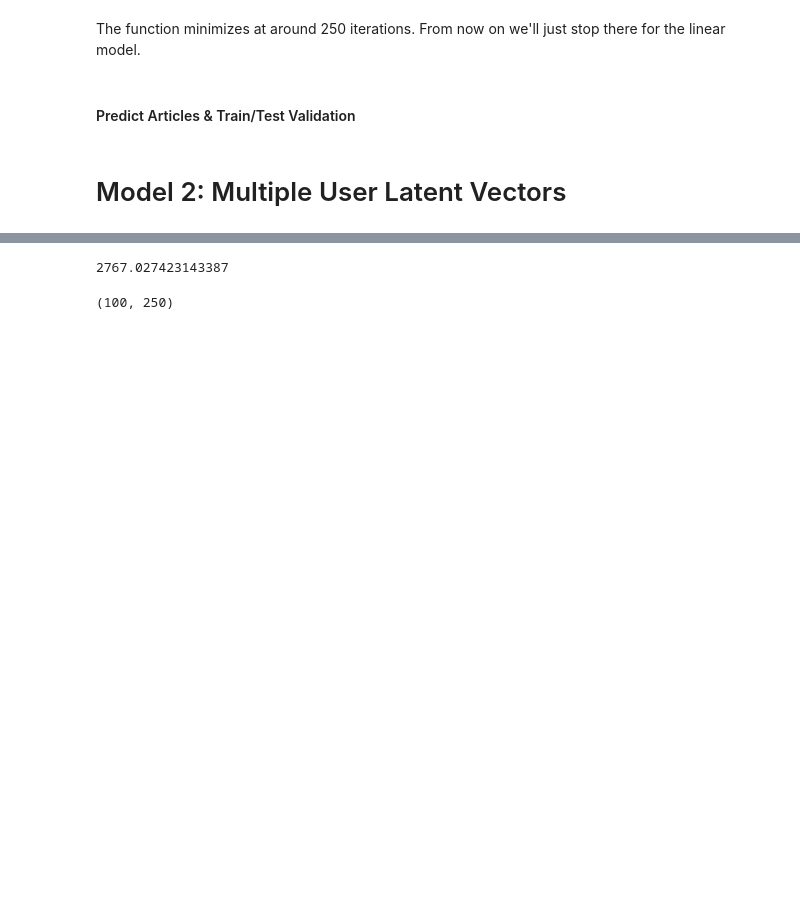
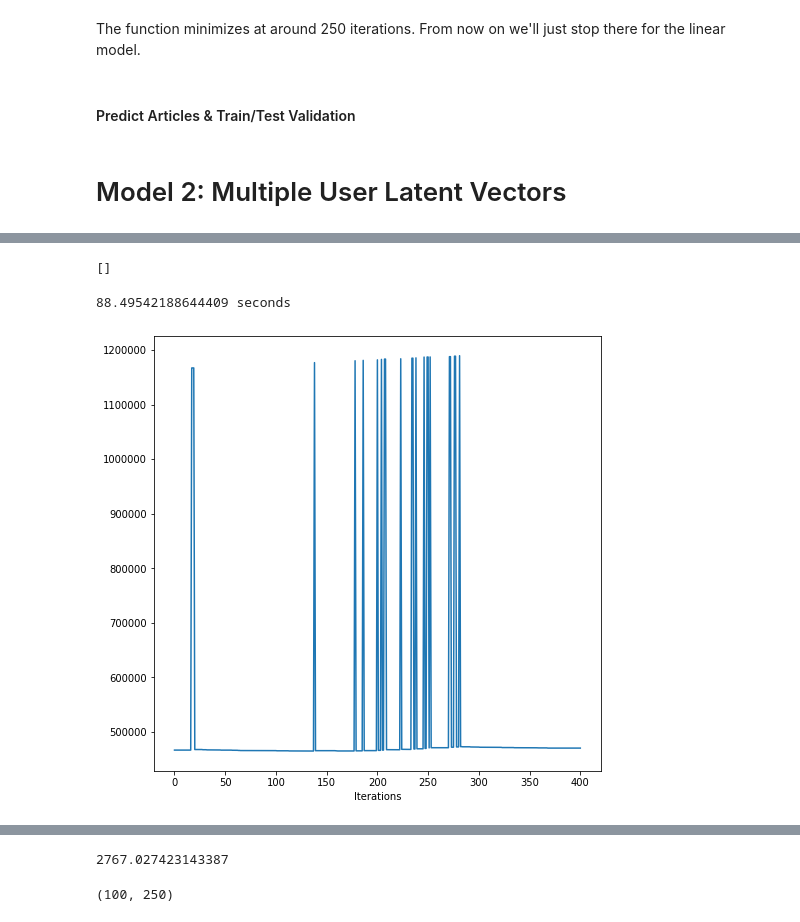
Before and after one commit to taylorhawks/globo-nonlinear-latent-factorization, a Jupyter notebook: Notebook.ipynb, the cells around one changed output, grey strips where cells are left out. Cells and saved outputs as stored; diff of their text form; code cells hidden in the pictures; blank space fills up the shorter version.

Commit message:
gradient descent is working!

```diff
--- a/Notebook.ipynb
+++ b/Notebook.ipynb
@@ -413,7 +413,7 @@ class NonlinearModel(LinearModel):
             )
 
         @staticmethod
-        def dJi(Ui,argmax_indices,Vd,Vdbar,hinge_param=1):
+        def dJi(Ui,argmax_indices,Vd,Vdbar,T,hinge_param=1):
             # Ui has only the relevant vector, U has all vectors
             cond = hinge_param + np.tensordot(Ui,Vdbar,axes=(2,2))[0,0] - np.tensordot(Ui,Vd,axes=(2,2))[0,0] > 0
             g = Vdbar - Vd
@@ -430,6 +430,17 @@ class NonlinearModel(LinearModel):
                     [np.zeros((cost.shape[0],cost.shape[1])), cost], axis = 0
                 )
             )
+
+
+    def get_Vdbar_test(self,test_size=128,embeddings_size=250):
+        self.Vdbar_test = LinearModel.dbar.get_embedding_vectors(
+                self.item_embeddings,
+                self.user_data,
+                test_size,
+                embeddings_size=embeddings_size,
+            )
+
+
 
     def gradient_descent(
         self,
@@ -458,26 +469,34 @@ class NonlinearModel(LinearModel):
             embeddings_size=embeddings_size,
         )
 
-        self.U -= alpha * NonlinearModel.gradient.dJi(Ui,argmax_indices,Vd,Vdbar,hinge_param=hinge_param)
+        self.U -= alpha * NonlinearModel.gradient.dJi(Ui,argmax_indices,self.Vd,Vdbar,self.T,hinge_param=hinge_param)
 
         if test == True:
-            #get Vdbar
-            Vdbar_test = LinearModel.dbar.get_embedding_vectors(
-                self.item_embeddings,
-                self.user_data,
-                size,
-                embeddings_size=embeddings_size,
+#             #get Vdbar
+#             Vdbar_test = LinearModel.dbar.get_embedding_vectors(
+#                 self.item_embeddings,
+#                 self.user_data,
+#                 test_size,
+#                 embeddings_size=embeddings_size,
+#             )
+
+
+
+            self.errors.append(
+                NonlinearModel.gradient.J(Ui,self.Vd.repeat(test_size/size,axis=1),self.Vdbar_test,hinge_param=1)
             )
-            self.errors.append(NonlinearModel.gradient.J(Ui,Vd,Vdbar,hinge_param=1))
 
         if iteration == max_iterations:
                 if test == True:
+
+                    plt.figure(figsize=(8,8))
+                    plt.xlabel('Iterations')
                     sns.lineplot(
                         x = range(len(self.errors)),
                         y = self.errors
                     )
-                    plt.figure(figsize=(12,12))
-                    plt.show()
+
+                    return None
         iteration += 1
         return self.gradient_descent(
             alpha=alpha,
@@ -503,0 +535,13 @@ nm.instantiate_errors()
+# %%
+nm.reset_errors()
+nm.get_Vdbar_test(test_size=128,embeddings_size=250)
+print(nm.errors)
+# %% [output]
+[]
+# %%
+start = time()
+nm.gradient_descent(test=True,alpha=0.01, max_iterations=400, test_size=128, hinge_param = 1)
+print(time() - start, 'seconds')
+# %% [output]
+88.49542188644409 seconds
+[figure, added]
```
Also changed, not shown: parts of 10 cells of this notebook.
